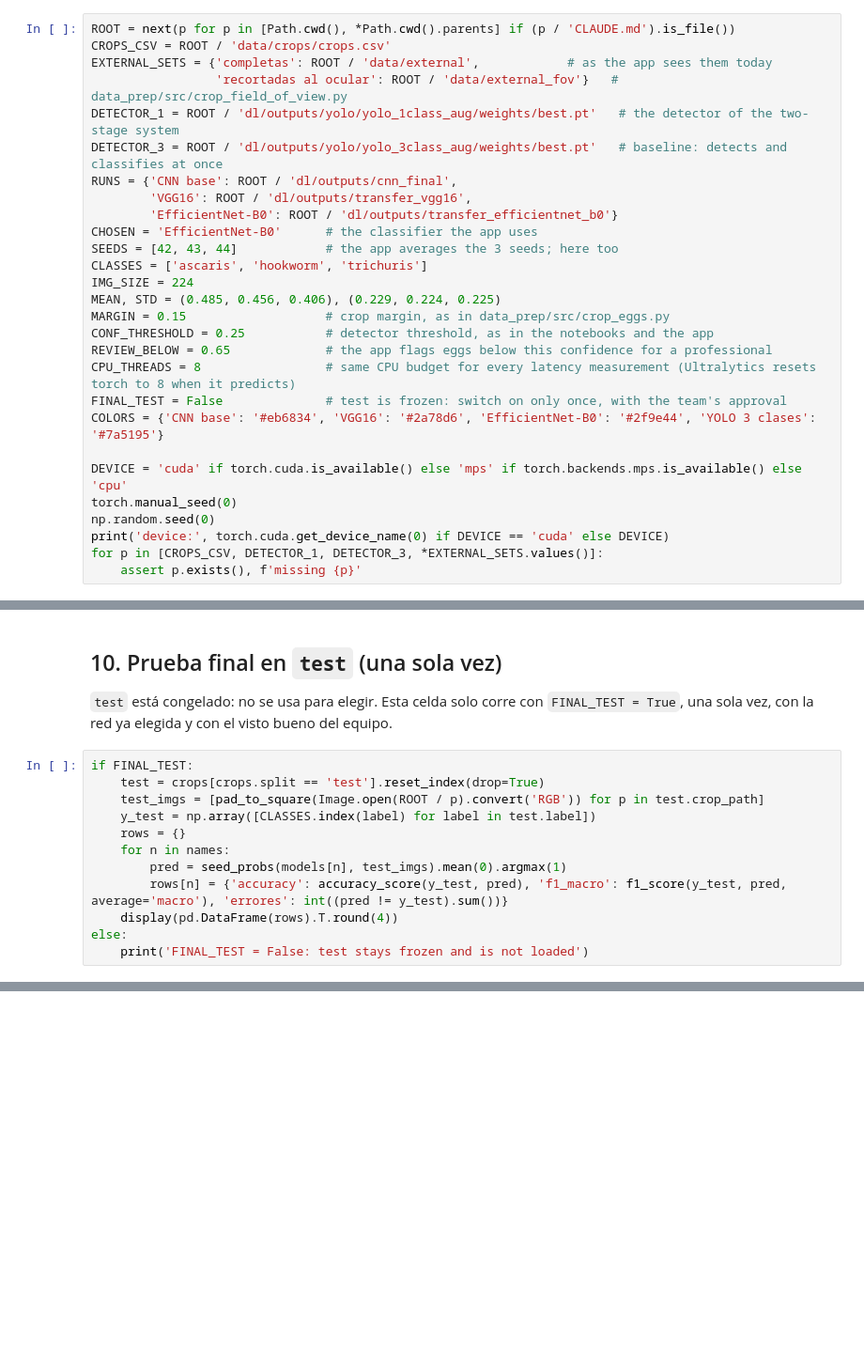
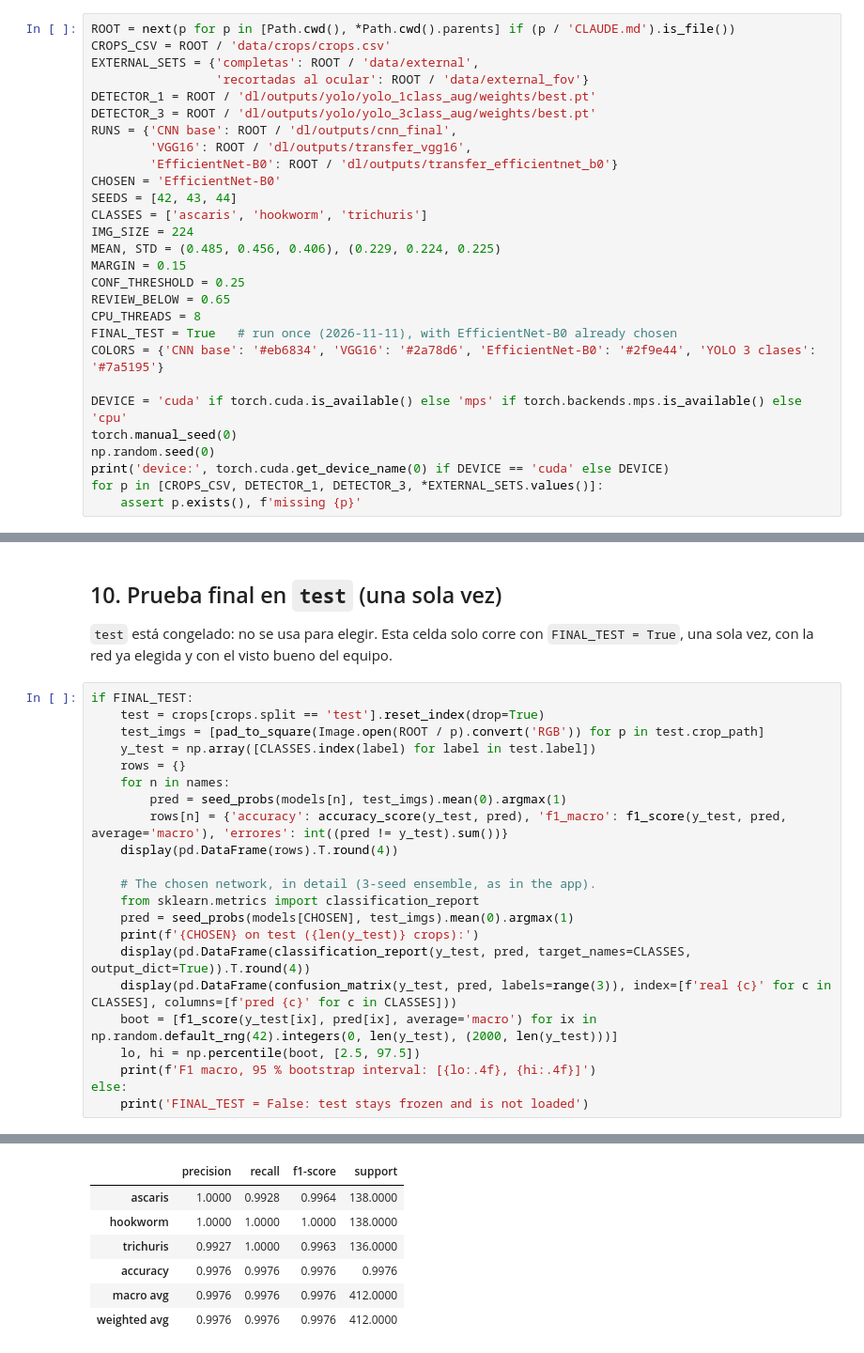
Before and after one commit to Llano0/ParCero_beta, a Jupyter notebook: dl/notebooks/comparison.ipynb, the cells around one changed output, grey strips where cells are left out. Shown at 94% size. Drawn from its saved outputs; the diff is of its cells as text; blank space fills up the shorter version.

```diff
--- a/dl/notebooks/comparison.ipynb
+++ b/dl/notebooks/comparison.ipynb
@@ -46,23 +32,23 @@ from ultralytics import YOLO
 # %%
 ROOT = next(p for p in [Path.cwd(), *Path.cwd().parents] if (p / 'CLAUDE.md').is_file())
 CROPS_CSV = ROOT / 'data/crops/crops.csv'
-EXTERNAL_SETS = {'completas': ROOT / 'data/external',            # as the app sees them today
-                 'recortadas al ocular': ROOT / 'data/external_fov'}   # data_prep/src/crop_field_of_view.py
-DETECTOR_1 = ROOT / 'dl/outputs/yolo/yolo_1class_aug/weights/best.pt'   # the detector of the two-stage system
-DETECTOR_3 = ROOT / 'dl/outputs/yolo/yolo_3class_aug/weights/best.pt'   # baseline: detects and classifies at once
+EXTERNAL_SETS = {'completas': ROOT / 'data/external',
+                 'recortadas al ocular': ROOT / 'data/external_fov'}
+DETECTOR_1 = ROOT / 'dl/outputs/yolo/yolo_1class_aug/weights/best.pt'
+DETECTOR_3 = ROOT / 'dl/outputs/yolo/yolo_3class_aug/weights/best.pt'
 RUNS = {'CNN base': ROOT / 'dl/outputs/cnn_final',
         'VGG16': ROOT / 'dl/outputs/transfer_vgg16',
         'EfficientNet-B0': ROOT / 'dl/outputs/transfer_efficientnet_b0'}
-CHOSEN = 'EfficientNet-B0'      # the classifier the app uses
-SEEDS = [42, 43, 44]            # the app averages the 3 seeds; here too
+CHOSEN = 'EfficientNet-B0'
+SEEDS = [42, 43, 44]
 CLASSES = ['ascaris', 'hookworm', 'trichuris']
 IMG_SIZE = 224
 MEAN, STD = (0.485, 0.456, 0.406), (0.229, 0.224, 0.225)
-MARGIN = 0.15                   # crop margin, as in data_prep/src/crop_eggs.py
-CONF_THRESHOLD = 0.25           # detector threshold, as in the notebooks and the app
-REVIEW_BELOW = 0.65             # the app flags eggs below this confidence for a professional
-CPU_THREADS = 8                 # same CPU budget for every latency measurement (Ultralytics resets torch to 8 when it predicts)
-FINAL_TEST = False              # test is frozen: switch on only once, with the team's approval
+MARGIN = 0.15
+CONF_THRESHOLD = 0.25
+REVIEW_BELOW = 0.65
+CPU_THREADS = 8
+FINAL_TEST = True   # run once (2026-11-11), with EfficientNet-B0 already chosen
 COLORS = {'CNN base': '#eb6834', 'VGG16': '#2a78d6', 'EfficientNet-B0': '#2f9e44', 'YOLO 3 clases': '#7a5195'}
 
 DEVICE = 'cuda' if torch.cuda.is_available() else 'mps' if torch.backends.mps.is_available() else 'cpu'
@@ -698,6 +683,16 @@ if FINAL_TEST:
         pred = seed_probs(models[n], test_imgs).mean(0).argmax(1)
         rows[n] = {'accuracy': accuracy_score(y_test, pred), 'f1_macro': f1_score(y_test, pred, average='macro'), 'errores': int((pred != y_test).sum())}
     display(pd.DataFrame(rows).T.round(4))
+
+    # The chosen network, in detail (3-seed ensemble, as in the app).
+    from sklearn.metrics import classification_report
+    pred = seed_probs(models[CHOSEN], test_imgs).mean(0).argmax(1)
+    print(f'{CHOSEN} on test ({len(y_test)} crops):')
+    display(pd.DataFrame(classification_report(y_test, pred, target_names=CLASSES, output_dict=True)).T.round(4))
+    display(pd.DataFrame(confusion_matrix(y_test, pred, labels=range(3)), index=[f'real {c}' for c in CLASSES], columns=[f'pred {c}' for c in CLASSES]))
+    boot = [f1_score(y_test[ix], pred[ix], average='macro') for ix in np.random.default_rng(42).integers(0, len(y_test), (2000, len(y_test)))]
+    lo, hi = np.percentile(boot, [2.5, 97.5])
+    print(f'F1 macro, 95 % bootstrap interval: [{lo:.4f}, {hi:.4f}]')
 else:
     print('FINAL_TEST = False: test stays frozen and is not loaded')
 # %% [output]
@@ -704,0 +704,7 @@ FINAL_TEST = False: test stays frozen and is not loaded
+|  | precision | recall | f1-score | support |
+| ascaris | 1.0000 | 0.9928 | 0.9964 | 138.0000 |
+| hookworm | 1.0000 | 1.0000 | 1.0000 | 138.0000 |
+| trichuris | 0.9927 | 1.0000 | 0.9963 | 136.0000 |
+| accuracy | 0.9976 | 0.9976 | 0.9976 | 0.9976 |
+| macro avg | 0.9976 | 0.9976 | 0.9976 | 412.0000 |
+| weighted avg | 0.9976 | 0.9976 | 0.9976 | 412.0000 |
```
Also changed, not shown: parts of 13 cells of this notebook, 6 other files.
